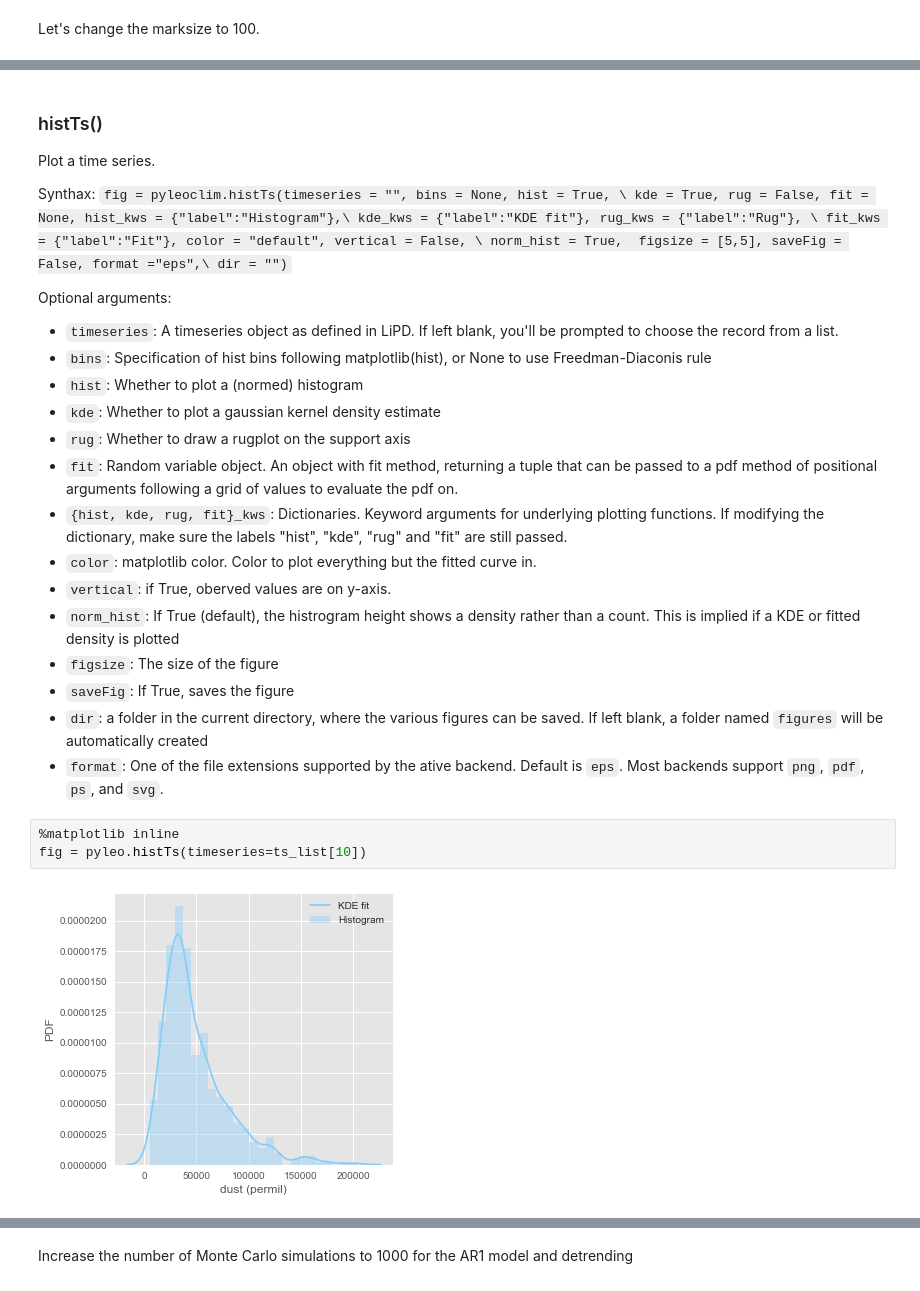
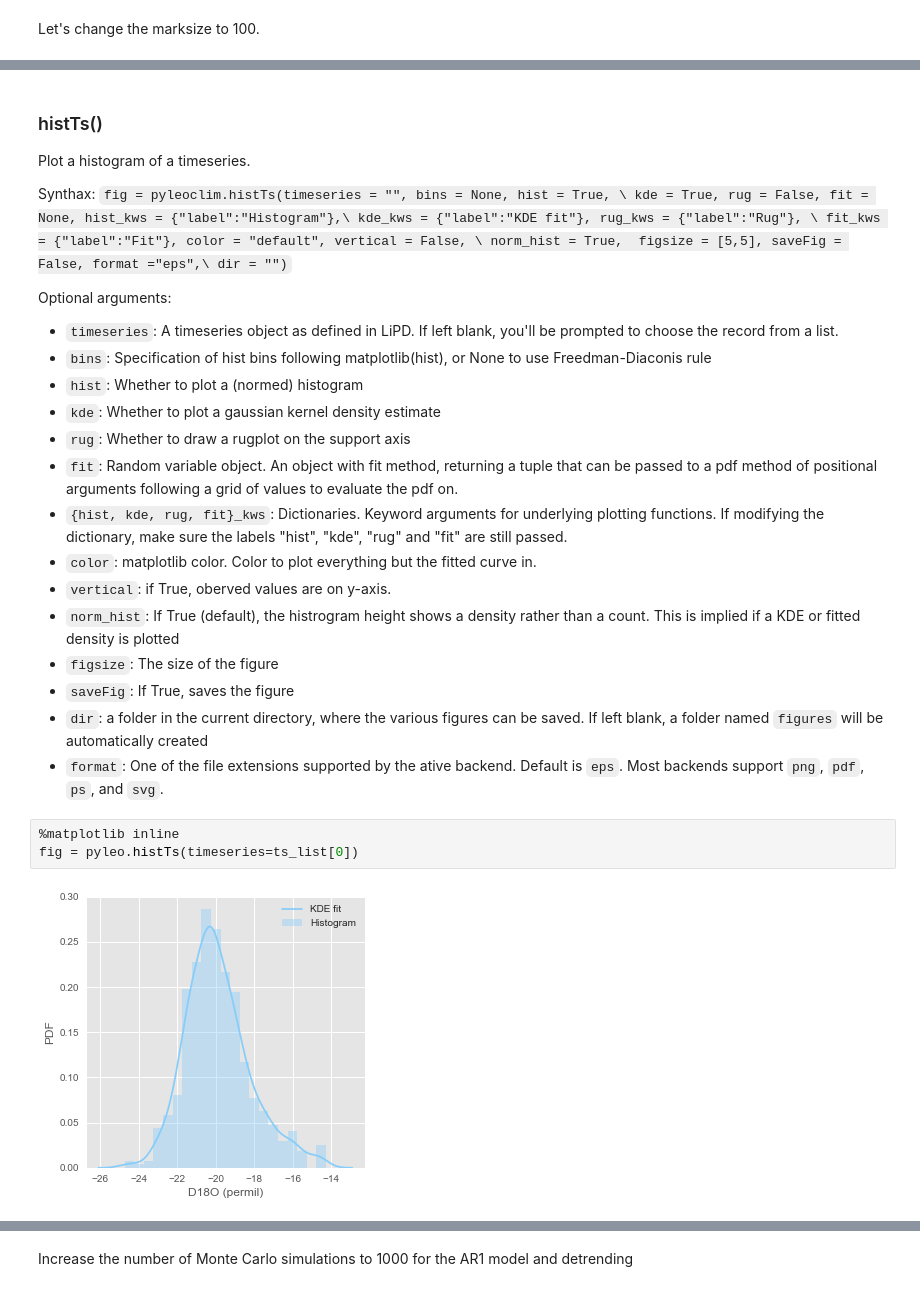
Before and after one commit to LinkedEarth/Pyleoclim_util, a Jupyter notebook: Example/PyleoclimQuickstart.ipynb, the cells around one changed output, grey strips where cells are left out. Cells and saved outputs as stored; diff of their text form.

```diff
--- a/Example/PyleoclimQuickstart.ipynb
+++ b/Example/PyleoclimQuickstart.ipynb
@@ -208,7 +343,7 @@ TypeError: can only concatenate list (not "str") to list
 # %% [markdown]
-### histTs()
+### <a name='histTs'>histTs()</a>
 
-Plot a time series.
+Plot a histogram of a timeseries.
 
 Synthax:
 `fig = pyleoclim.histTs(timeseries = "", bins = None, hist = True, \
@@ -235,7 +370,7 @@ Optional arguments:
 * `format`: One of the file extensions supported by the ative backend. Default is `eps`. Most backends support `png`, `pdf`, `ps`, and `svg`.
 # %%
 %matplotlib inline
-fig = pyleo.histTs(timeseries=ts_list[10])
+fig = pyleo.histTs(timeseries=ts_list[0])
 # %% [output]
-[figure, old version]
+[figure, new version]
 # %% [markdown]
```
Also changed, not shown: parts of 34 cells of this notebook, 5 other files.
